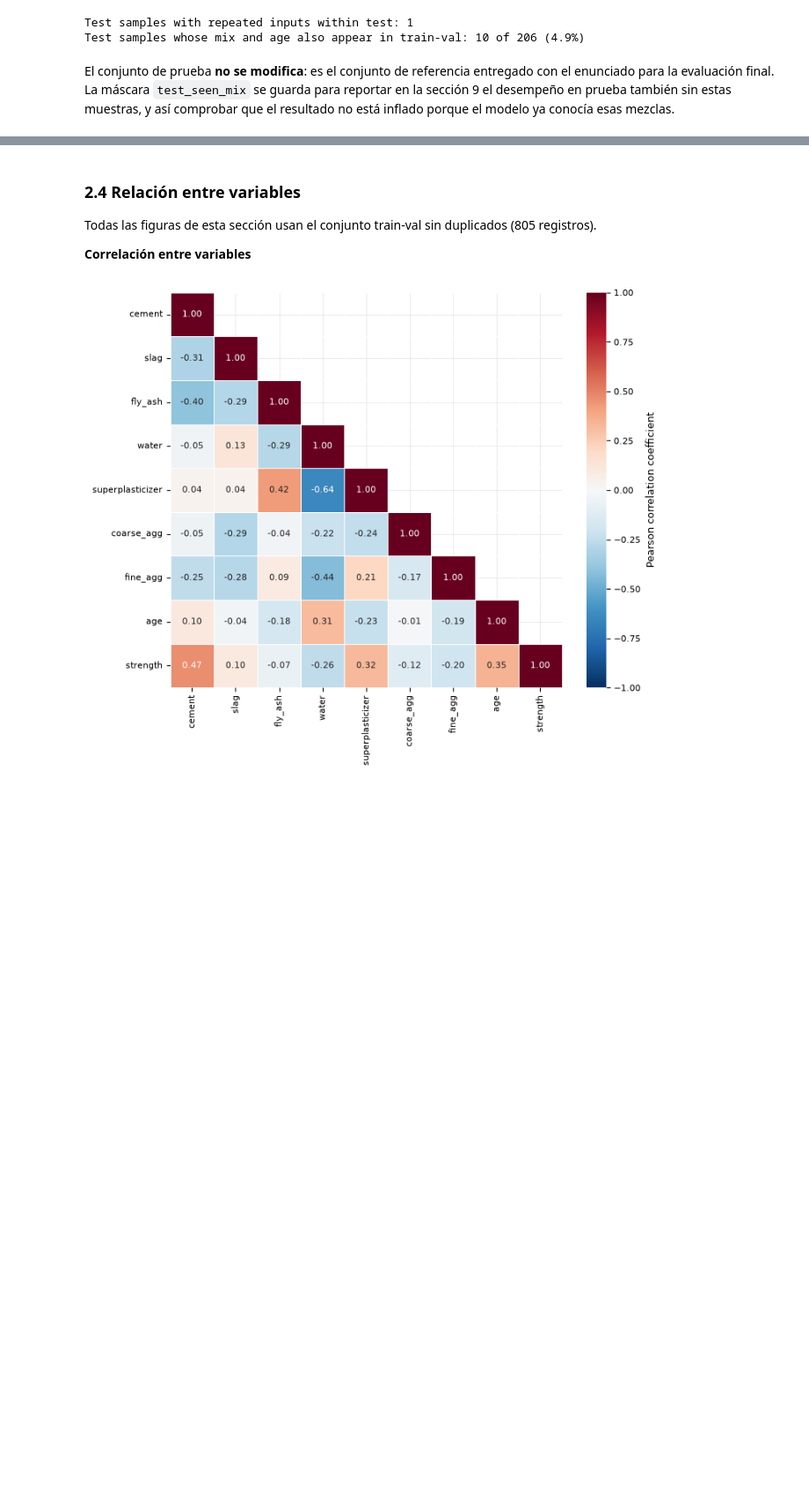
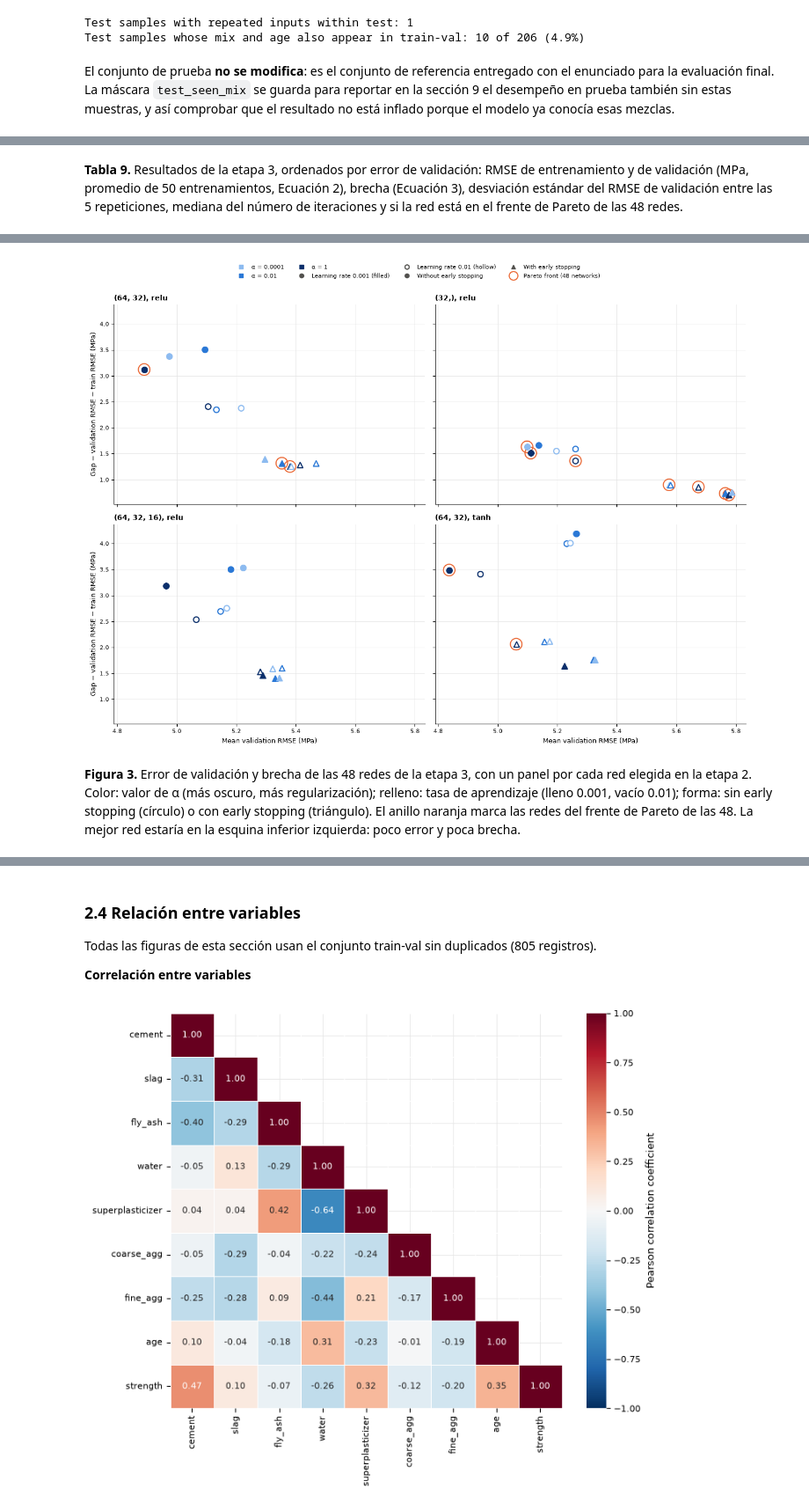
Before and after one commit to 25adiaz-apps/phd-civil-ualberta, a Jupyter notebook: machine-learning/assignment-4/question-1-concrete-strength.ipynb, the cells around one changed output, grey strips where cells are left out. Shown at 88% size. Drawn from its saved outputs; the diff is of its cells as text; code cells hidden in the pictures; blank space fills up the shorter version.

```diff
--- a/machine-learning/assignment-4/question-1-concrete-strength.ipynb
+++ b/machine-learning/assignment-4/question-1-concrete-strength.ipynb
@@ -1034,0 +579,76 @@ Observaciones de la Tabla 14 y la Figura 8:
+# %%
+# Stage 3: the networks chosen in stage 2, with every regularization and learning rate
+STAGE_3_NETWORKS = [
+    ("(64, 32)", "relu"),
+    ("(32,)", "relu"),
+    ("(64, 32, 16)", "relu"),
+    ("(64, 32)", "tanh"),
+]
+ALPHAS = [0.0001, 0.01, 1.0]
+EARLY_STOPPING = [False, True]
+LEARNING_RATES = [0.001, 0.01]
+ARCHITECTURE_BY_NAME = {str(a): a for a in ARCHITECTURES}
+
+stage_3_rows = []
+for architecture, activation in STAGE_3_NETWORKS:
+    for alpha in ALPHAS:
+        for early_stopping in EARLY_STOPPING:
+            for learning_rate in LEARNING_RATES:
+                key = (architecture, activation, alpha, early_stopping, learning_rate)
+                if key not in search_folds:   # the stage-2 combination is already trained
+                    search_folds[key], search_oof[key] = evaluate_network(dict(
+                        hidden_layer_sizes=ARCHITECTURE_BY_NAME[architecture], activation=activation, alpha=alpha,
+                        early_stopping=early_stopping, learning_rate_init=learning_rate))
+                stage_3_rows.append({"architecture": architecture, "activation": activation, "alpha": f"{alpha:g}",
+                                     "early stopping": "yes" if early_stopping else "no",
+                                     "learning rate": f"{learning_rate:g}", **summarize(search_folds[key])})
+
+stage_3 = (pd.DataFrame(stage_3_rows)
+           .set_index(["architecture", "activation", "alpha", "early stopping", "learning rate"])
+           .sort_values("validation RMSE"))
+stage_3["Pareto front"] = pareto_front(stage_3)
+show_table(stage_3, 9,
+           "Resultados de la etapa 3, ordenados por error de validación: RMSE de entrenamiento y de validación "
+           "(MPa, promedio de 50 entrenamientos, Ecuación 2), brecha (Ecuación 3), desviación estándar del "
+           "RMSE de validación entre las 5 repeticiones, mediana del número de iteraciones y si la red está en "
+           "el frente de Pareto de las 48 redes.")
+
+# Figure 3: validation error vs gap, one panel per network of stage 2
+ALPHA_COLOR = {"0.0001": "#8dbbf0", "0.01": "#2a78d6", "1": "#0b2f6b"}   # darker = stronger L2 penalty
+ES_MARKER = {"no": "o", "yes": "^"}
+fig, axes = plt.subplots(2, 2, figsize=(13, 9), sharex=True, sharey=True)
+for ax, (architecture, activation) in zip(axes.flat, STAGE_3_NETWORKS):
+    rows = stage_3.xs((architecture, activation), level=["architecture", "activation"])
+    for (alpha, early_stopping, learning_rate), row in rows.iterrows():
+        color = ALPHA_COLOR[alpha]
+        # Filled marker: learning rate 0.001; hollow marker: 0.01
+        ax.scatter(row["validation RMSE"], row["gap"], s=60, marker=ES_MARKER[early_stopping],
+                   facecolors=color if learning_rate == "0.001" else "white", edgecolors=color,
+                   linewidths=1.6, zorder=3)
+        if row["Pareto front"] == "yes":
+            ax.scatter(row["validation RMSE"], row["gap"], s=260, facecolors="none", edgecolors=COLOR_TEST,
+                       linewidths=1.5, zorder=2)
+    ax.set_title(f"{architecture}, {activation}", loc="left", fontweight="bold")
+for ax in axes[-1]:
+    ax.set_xlabel("Mean validation RMSE (MPa)")
+for ax in axes[:, 0]:
+    ax.set_ylabel("Gap = validation RMSE − train RMSE (MPa)")
+legend_handles = (
+    [plt.Line2D([], [], marker="s", linestyle="none", color=c, label=f"α = {a}") for a, c in ALPHA_COLOR.items()]
+    + [plt.Line2D([], [], marker="o", linestyle="none", color=COLOR_MUTED, label="Learning rate 0.001 (filled)"),
+       plt.Line2D([], [], marker="o", linestyle="none", markerfacecolor="white", markeredgecolor=COLOR_MUTED,
+                  markeredgewidth=1.6, label="Learning rate 0.01 (hollow)"),
+       plt.Line2D([], [], marker="o", linestyle="none", color=COLOR_MUTED, label="Without early stopping"),
+       plt.Line2D([], [], marker="^", linestyle="none", color=COLOR_MUTED, label="With early stopping"),
+       plt.Line2D([], [], marker="o", linestyle="none", markersize=12, markerfacecolor="none",
+                  markeredgecolor=COLOR_TEST, markeredgewidth=1.5, label="Pareto front (48 networks)")])
+fig.legend(handles=legend_handles, loc="upper center", ncol=4, bbox_to_anchor=(0.5, 1.06))
+fig.tight_layout()
+show_figure(fig, 3,
+            "Error de validación y brecha de las 48 redes de la etapa 3, con un panel por cada red elegida en la "
+            "etapa 2. Color: valor de α (más oscuro, más regularización); relleno: tasa de aprendizaje (lleno "
+            "0.001, vacío 0.01); forma: sin early stopping (círculo) o con early stopping (triángulo). El anillo "
+            "naranja marca las redes del frente de Pareto de las 48. La mejor red estaría en la esquina inferior "
+            "izquierda: poco error y poca brecha.")
+# %% [output]
+**Tabla 9.** Resultados de la etapa 3, ordenados por error de validación: RMSE de entrenamiento y de validación (MPa, promedio de 50 entrenamientos, Ecuación 2), brecha (Ecuación 3), desviación estándar del RMSE de validación entre las 5 repeticiones, mediana del número de iteraciones y si la red está en el frente de Pareto de las 48 redes.
@@ -1034,0 +673,2 @@ Observaciones de la Tabla 14 y la Figura 8:
+[figure, added]
+**Figura 3.** Error de validación y brecha de las 48 redes de la etapa 3, con un panel por cada red elegida en la etapa 2. Color: valor de α (más oscuro, más regularización); relleno: tasa de aprendizaje (lleno 0.001, vacío 0.01); forma: sin early stopping (círculo) o con early stopping (triángulo). El anillo naranja marca las redes del frente de Pareto de las 48. La mejor red estaría en la esquina inferior izquierda: poco error y poca brecha.
```
Also changed, not shown: parts of 50 cells of this notebook, 1 other file.
